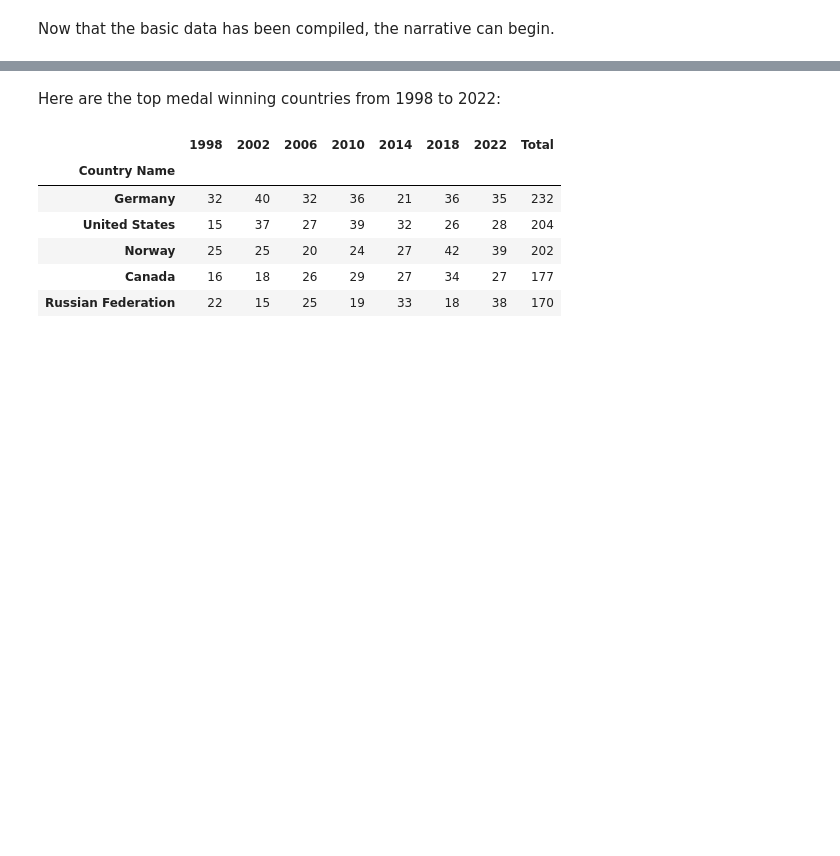
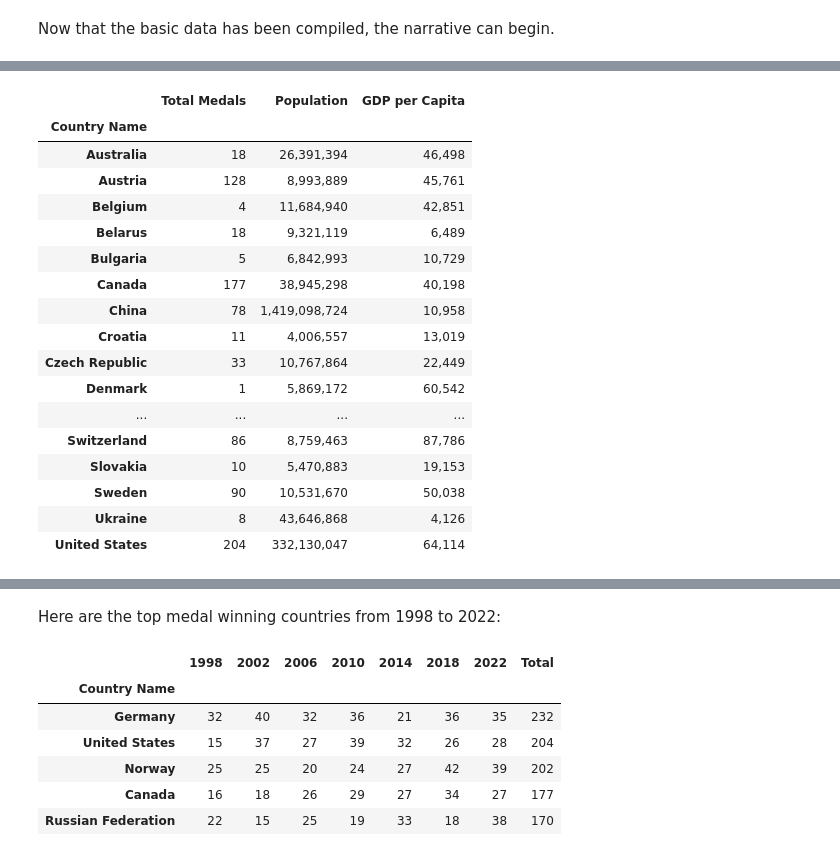
Before and after one commit to jchatterjee/nycdsa_python_project, a Jupyter notebook: JChatterjee Python Project.ipynb, the cells around one changed output, grey strips where cells are left out. Drawn from its saved outputs; the diff is of its cells as text; code cells hidden in the pictures; blank space fills up the shorter version.

```diff
--- a/JChatterjee Python Project.ipynb
+++ b/JChatterjee Python Project.ipynb
@@ -945,0 +853,14 @@ fig.savefig("pop_vs_gdp_per_capita.png", dpi=300, bbox_inches = 'tight')
+# %%
+# Now create a unified table
+unified = medal_count.merge(pop_vs_gdp_per_capita, on = 'Country Name')
+
+# Clean table
+unified_col_list = ['Total', '2022 Population', '2022 GDP per Capita']
+unified = unified[unified_col_list]
+
+# Rename cleaned medal columns
+unified = unified.rename(columns = {
+    'Total': 'Total Medals',
+    '2022 Population': 'Population',
+    '2022 GDP per Capita': 'GDP per Capita'
+})
@@ -945,0 +924,21 @@ fig.savefig("pop_vs_gdp_per_capita.png", dpi=300, bbox_inches = 'tight')
+# %%
+unified.style.format('{:,.0f}')
+# %% [output]
+|  | Total Medals | Population | GDP per Capita |
+| Country Name |  |  |  |
+| Australia | 18 | 26,391,394 | 46,498 |
+| Austria | 128 | 8,993,889 | 45,761 |
+| Belgium | 4 | 11,684,940 | 42,851 |
+| Belarus | 18 | 9,321,119 | 6,489 |
+| Bulgaria | 5 | 6,842,993 | 10,729 |
+| Canada | 177 | 38,945,298 | 40,198 |
+| China | 78 | 1,419,098,724 | 10,958 |
+| Croatia | 11 | 4,006,557 | 13,019 |
+| Czech Republic | 33 | 10,767,864 | 22,449 |
+| Denmark | 1 | 5,869,172 | 60,542 |
+| ... | ... | ... | ... |
+| Switzerland | 86 | 8,759,463 | 87,786 |
+| Slovakia | 10 | 5,470,883 | 19,153 |
+| Sweden | 90 | 10,531,670 | 50,038 |
+| Ukraine | 8 | 43,646,868 | 4,126 |
+| United States | 204 | 332,130,047 | 64,114 |
```
Also changed, not shown: parts of 36 cells of this notebook, 10 other files.
